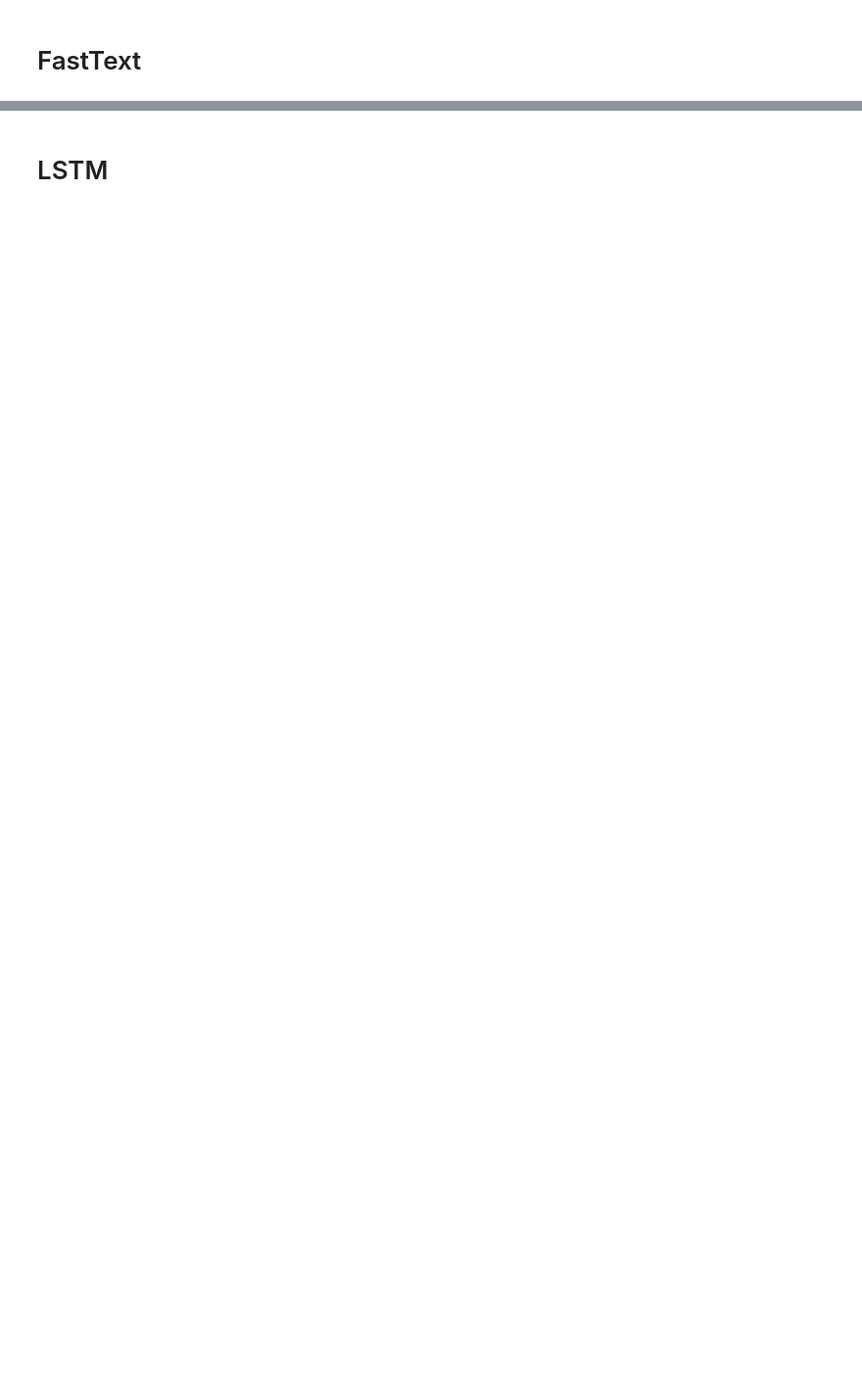
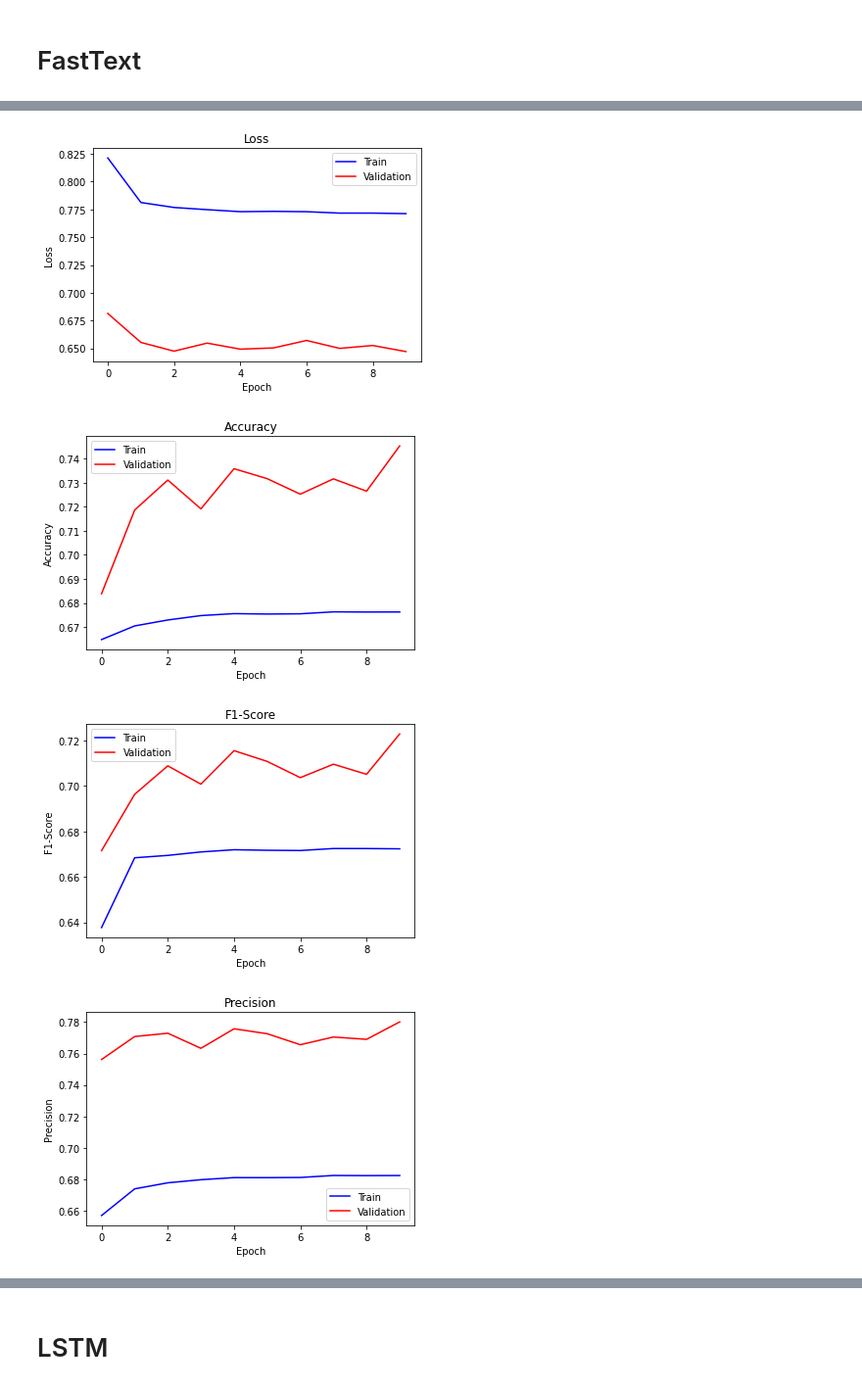
Before and after one commit to shilpakancharla/metoo-classification, a Jupyter notebook: Modeling.ipynb, the cells around one changed output, grey strips where cells are left out. Shown at 98% size. Cells and saved outputs as stored; diff of their text form; code cells hidden in the pictures; blank space fills up the shorter version.

```diff
--- a/Modeling.ipynb
+++ b/Modeling.ipynb
@@ -172,0 +167,7 @@ Epoch 10/10
+# %%
+plot_history(fast_text_history)
+# %% [output]
+[figure, added]
+[figure, added]
+[figure, added]
+[figure, added]
```
Also changed, not shown: parts of 14 cells of this notebook, 1 other file.
